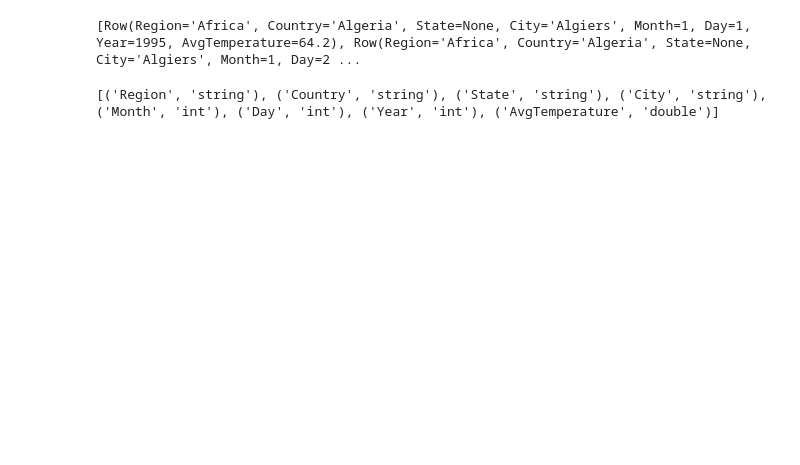
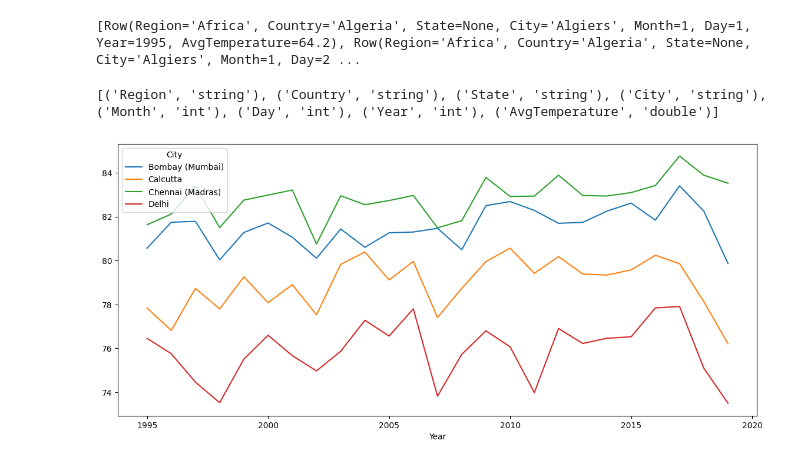
Before and after one commit to mounishsjsu/266_Project, a Jupyter notebook: 266_Final_Project.ipynb, the cells around one changed output. Saved outputs shown, nothing was run; the diff lists cells and outputs as text; code cells hidden in the pictures; blank space fills up the shorter version.

```diff
--- a/266_Final_Project.ipynb
+++ b/266_Final_Project.ipynb
@@ -37,3 +29,15 @@ sqlContext = SQLContext(sc)
+# %%
+# Check if a SparkContext already exists
+if 'sc' not in globals():
+    conf = SparkConf().setMaster("local").setAppName("Weather analysis")
+    sc = SparkContext(conf=conf)
+    spark = SparkSession(sc)
+    sqlContext = SQLContext(sc)
+else:
+    # Use the existing SparkContext
+    sc = SparkContext.getOrCreate()
+    spark = SparkSession(sc)
+    sqlContext = SQLContext(sc)
 # %%
 df = spark.read.option("header",'true').csv("/content/city_temperature.csv",inferSchema=True)
 # %%
@@ -50,3 +54,12 @@ df=df.toPandas()
 data_India  = df[ (df['Country'] == 'India') & (df['Year'] < 2020)]
 # %% [output]
 [('Region', 'string'), ('Country', 'string'), ('State', 'string'), ('City', 'string'), ('Month', 'int'), ('Day', 'int'), ('Year', 'int'), ('AvgTemperature', 'double')]
+# %%
+India_plot = data_India.groupby(['City', 'Year'])['AvgTemperature'].mean().reset_index()
+India_pivot = India_plot.pivot(index='Year', columns='City', values='AvgTemperature')
+India_pivot.plot()
+plt.gcf().set_size_inches(14, 6)
+plt.savefig("/content/Screenshots")
+plt.show()
+# %% [output]
+[figure, added]
```
Also changed, not shown: parts of 3 cells of this notebook.
